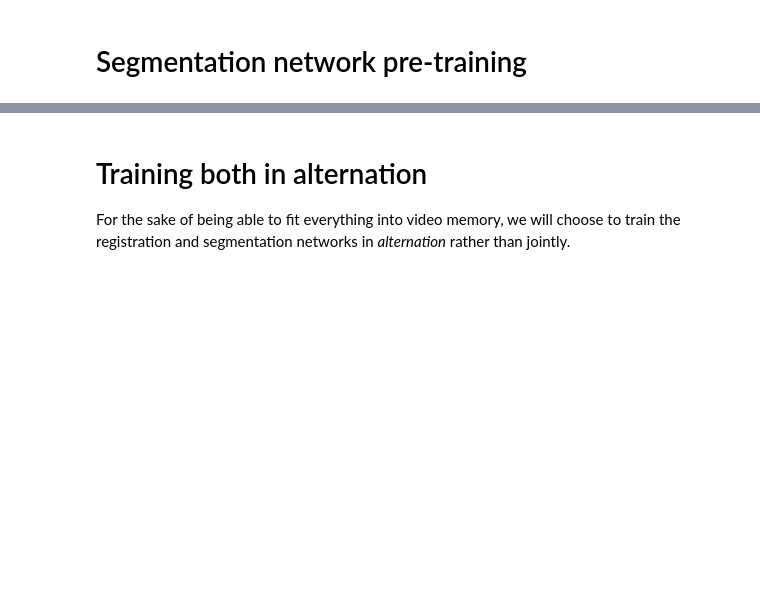
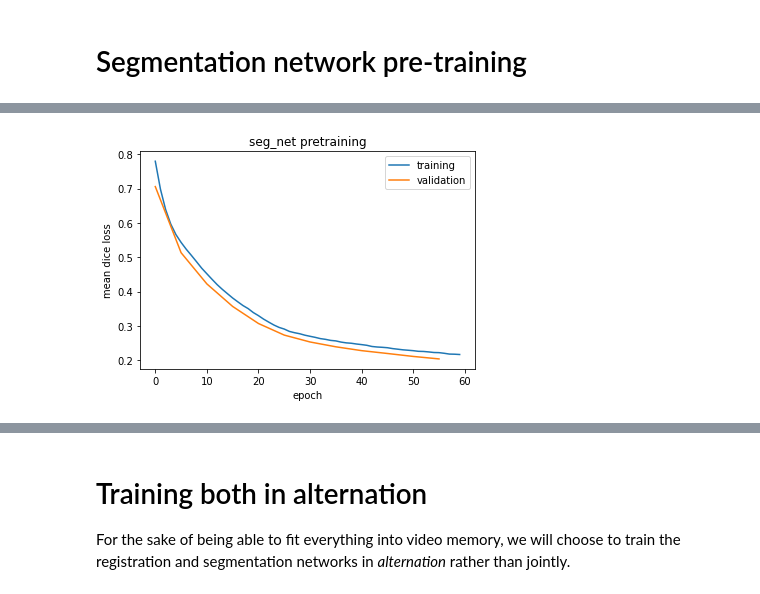
Before and after one commit to ebrahimebrahim/deep-atlas, a Jupyter notebook: exploration3.ipynb, the cells around one changed output, grey strips where cells are left out. Drawn from its saved outputs; the diff is of its cells as text; code cells hidden in the pictures; blank space fills up the shorter version.

```diff
--- a/exploration3.ipynb
+++ b/exploration3.ipynb
@@ -547,14 +631,20 @@ torch.cuda.empty_cache()
 # %%
 # Plot the training and validation losses
 
-plt.plot(training_losses, label="training")
-plt.plot(validation_losses, label="validation")
+def plot_against_epoch_numbers(epoch_and_value_pairs, **kwargs):
+    array = np.array(epoch_and_value_pairs)
+    plt.plot(array[:,0], array[:,1], **kwargs)
+
+plot_against_epoch_numbers(training_losses, label="training")
+plot_against_epoch_numbers(validation_losses, label="validation")
 plt.legend()
 plt.xlabel('epoch')
 plt.ylabel('mean dice loss')
 plt.title('seg_net pretraining')
 plt.savefig('seg_net_pretrained_losses.png')
 plt.show()
+# %% [output]
+[figure, added]
 # %%
 # CHECKPOINT CELL; SAVE
 torch.save(seg_net.state_dict(),'seg_net_pretrained.pth')
```
Also changed, not shown: parts of 25 cells of this notebook.
